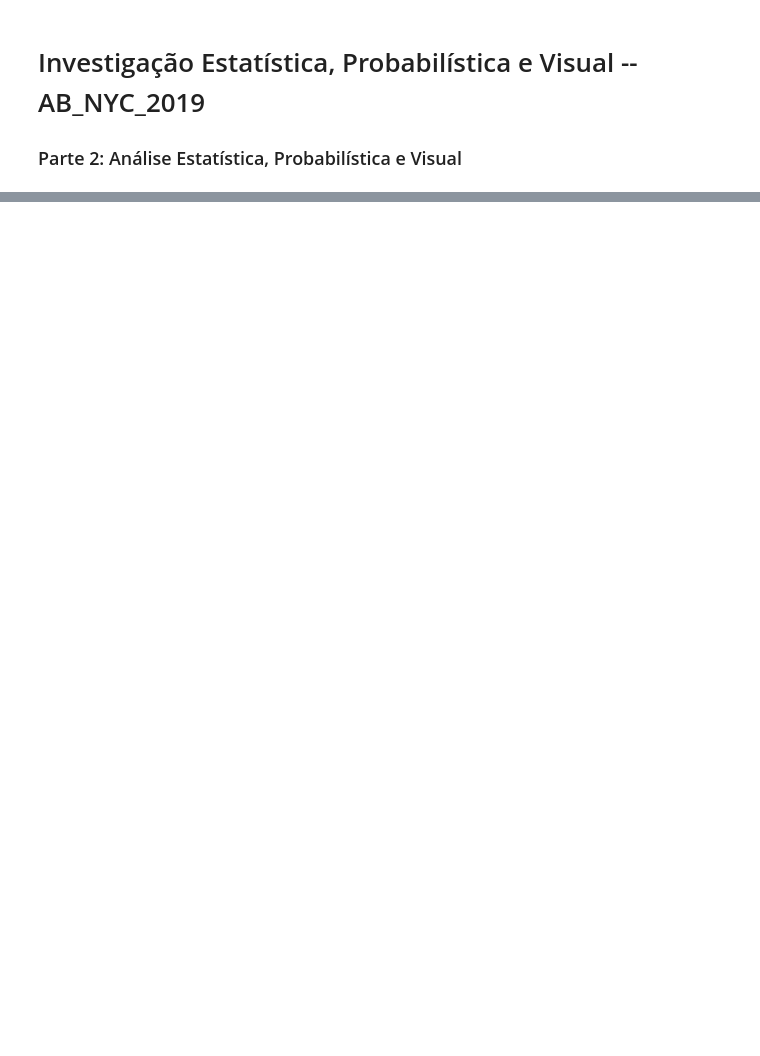
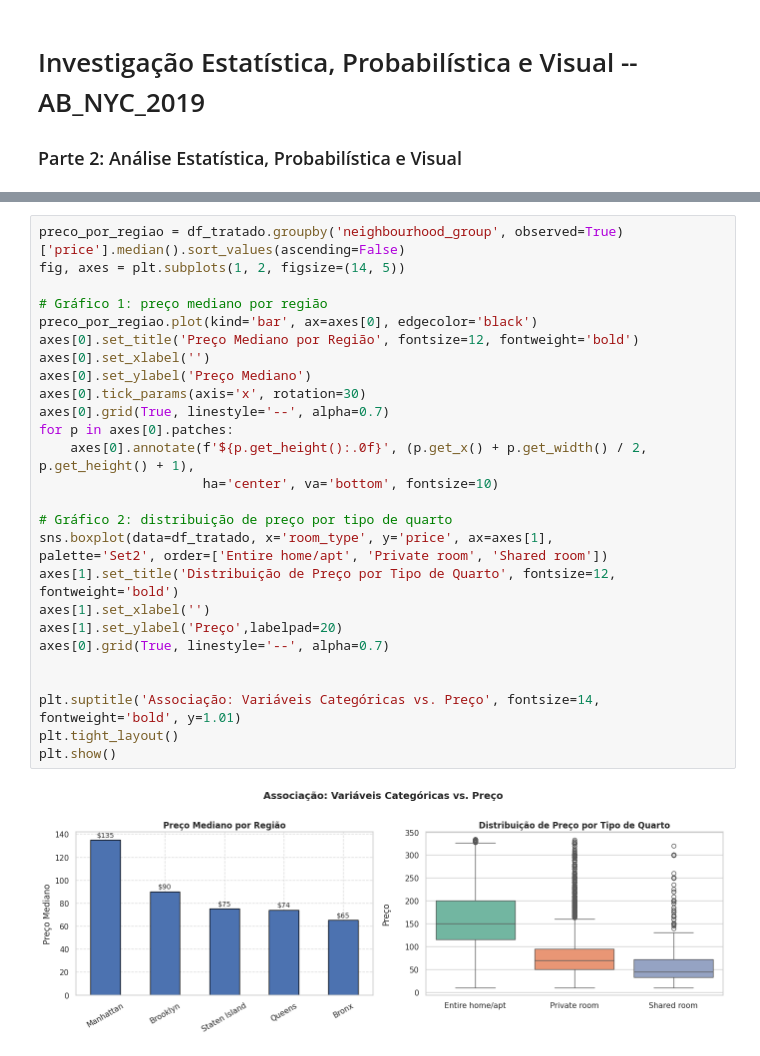
Before and after one commit to JoaoPedroBalduino/New-York-City-Airbnb-Open-Data, a Jupyter notebook: notebooks/02pipeline_AB_NYC.ipynb, the cells around one changed output, grey strips where cells are left out. Drawn from its saved outputs; the diff is of its cells as text; blank space fills up the shorter version.

```diff
--- a/notebooks/02pipeline_AB_NYC.ipynb
+++ b/notebooks/02pipeline_AB_NYC.ipynb
@@ -31,0 +198,29 @@ Dataset carregado: 48858 linhas x 16 colunas
+# %%
+preco_por_regiao = df_tratado.groupby('neighbourhood_group', observed=True)['price'].median().sort_values(ascending=False)
+fig, axes = plt.subplots(1, 2, figsize=(14, 5))
+
+# Gráfico 1: preço mediano por região
+preco_por_regiao.plot(kind='bar', ax=axes[0], edgecolor='black')
+axes[0].set_title('Preço Mediano por Região', fontsize=12, fontweight='bold')
+axes[0].set_xlabel('')
+axes[0].set_ylabel('Preço Mediano')
+axes[0].tick_params(axis='x', rotation=30)
+axes[0].grid(True, linestyle='--', alpha=0.7)
+for p in axes[0].patches:
+    axes[0].annotate(f'${p.get_height():.0f}', (p.get_x() + p.get_width() / 2, p.get_height() + 1),
+                     ha='center', va='bottom', fontsize=10)
+
+# Gráfico 2: distribuição de preço por tipo de quarto
+sns.boxplot(data=df_tratado, x='room_type', y='price', ax=axes[1],
+palette='Set2', order=['Entire home/apt', 'Private room', 'Shared room'])
+axes[1].set_title('Distribuição de Preço por Tipo de Quarto', fontsize=12, fontweight='bold')
+axes[1].set_xlabel('')
+axes[1].set_ylabel('Preço',labelpad=20)
+axes[0].grid(True, linestyle='--', alpha=0.7)
+
+
+plt.suptitle('Associação: Variáveis Categóricas vs. Preço', fontsize=14, fontweight='bold', y=1.01)
+plt.tight_layout()
+plt.show()
+# %% [output]
+[figure, added]
```
Also changed, not shown: parts of 20 cells of this notebook, 5 other files.
